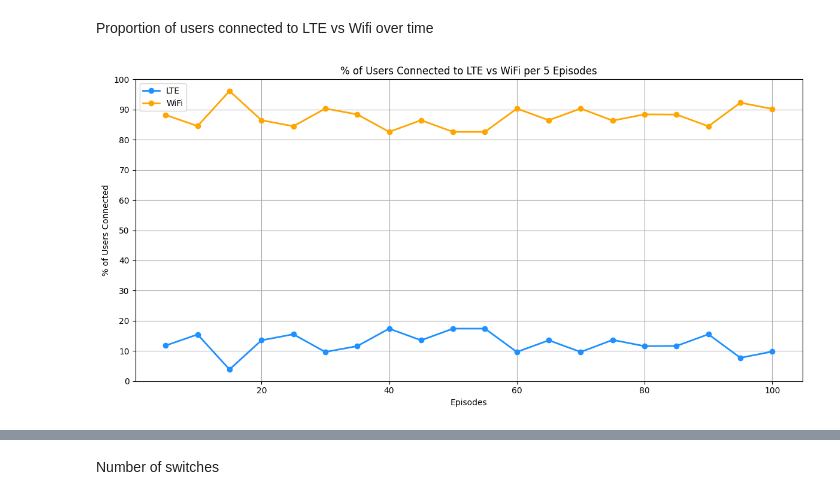
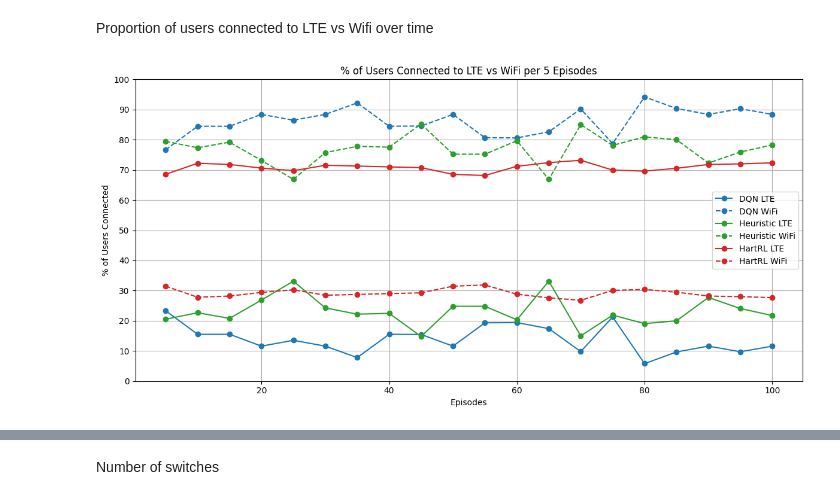
Before and after one commit to AlvaroSolana/DQN_RAT_Selection, a Jupyter notebook: test.ipynb, the cells around one changed output, grey strips where cells are left out. Cells and saved outputs as stored; diff of their text form; code cells hidden in the pictures.

```diff
--- a/test.ipynb
+++ b/test.ipynb
@@ -207,0 +81,2 @@ APs chosen : Counter({8: 3134, 5: 2978, 7: 2765, 6: 2654, 9: 2648, 4: 2522, 12:
+# %%
+p_vectors = run_Hart_RL(rat_env, n_steps, sim_steps=300)
@@ -207,0 +85,3 @@ APs chosen : Counter({8: 3134, 5: 2978, 7: 2765, 6: 2654, 9: 2648, 4: 2522, 12:
+# %%
+hart_rewards,hart_actions = evaluate_hart_rl(p_vectors, rat_env, n_episodes)
+print_stats(hart_rewards, hart_actions, n_users)
@@ -376,59 +288,76 @@ Proportion of users connected to LTE vs Wifi over time
 # %%
 import numpy as np
 import matplotlib.pyplot as plt
 from collections import Counter
 
-def plot_rat_split(actions, n_steps, max_episodes=None, k=1):
+def plot_rat_split(actions, h_actions, hart_actions, n_steps, max_episodes=None, k=1):
     n_users = rat_env.n_users
     lte_station_ids = list(range(rat_env.n_ltesn))
     ap_station_ids = list(range(rat_env.n_ltesn, rat_env.n_stations))
 
     n_timesteps = len(actions)
     total_episodes = n_timesteps // n_steps
     n_episodes = min(max_episodes or total_episodes, total_episodes)
     grouped_episode_count = n_episodes // k
 
-    lte_percent_per_group = []
-    ap_percent_per_group = []
+    def compute_rat_percentages(action_seq):
+        lte_percent_per_group = []
+        ap_percent_per_group = []
+        for group in range(grouped_episode_count):
+            lte_accum = []
+            ap_accum = []
+            for ep in range(group * k, (group + 1) * k):
+                ep_start = ep * n_steps
+                ep_end = (ep + 1) * n_steps
+                for t in range(ep_start, ep_end):
+                    station_counts = Counter(a.item() for a in action_seq[t])
+                    lte_connected = sum(station_counts.get(st_id, 0) for st_id in lte_station_ids)
+                    ap_connected = sum(station_counts.get(st_id, 0) for st_id in ap_station_ids)
+                    lte_percent = (lte_connected / n_users) * 100
+                    ap_percent = (ap_connected / n_users) * 100
+                    lte_accum.append(lte_percent)
+                    ap_accum.append(ap_percent)
+            lte_percent_per_group.append(np.mean(lte_accum))
+            ap_percent_per_group.append(np.mean(ap_accum))
+        return lte_percent_per_group, ap_percent_per_group
 
-    for group in range(grouped_episode_count):
-        lte_accum = []
-        ap_accum = []
-
-        for ep in range(group * k, (group + 1) * k):
-            ep_start = ep * n_steps
-            ep_end = (ep + 1) * n_steps
-
-            for t in range(ep_start, ep_end):
-                station_counts = Counter(a.item() for a in actions[t])
-
-                lte_connected = sum(station_counts.get(st_id, 0) for st_id in lte_station_ids)
-                ap_connected = sum(station_counts.get(st_id, 0) for st_id in ap_station_ids)
-
-                lte_percent = (lte_connected / n_users) * 100
-                ap_percent = (ap_connected / n_users) * 100
-
-                lte_accum.append(lte_percent)
-                ap_accum.append(ap_percent)
-
-        lte_percent_per_group.append(np.mean(lte_accum))
-        ap_percent_per_group.append(np.mean(ap_accum))
+    # Compute RAT splits
+    dqn_lte, dqn_ap = compute_rat_percentages(actions)
+    h_lte, h_ap = compute_rat_percentages(h_actions)
+    hart_lte, hart_ap = compute_rat_percentages(hart_actions)
 
     x_vals = [(i + 1) * k for i in range(grouped_episode_count)]
 
     plt.figure(figsize=(12, 6))
-    plt.plot(x_vals, lte_percent_per_group, label='LTE', color='dodgerblue', linewidth=2, marker='o')
-    plt.plot(x_vals, ap_percent_per_group, label='WiFi', color='orange', linewidth=2, marker='o')
 
-    plt.xlabel(f'Episodes')
+    # Define colors for algorithms
+    dqn_color = 'tab:green'
+    heuristic_color = 'tab:blue'
+    hart_color = 'tab:red'
+
+    # DQN
+    plt.plot(x_vals, dqn_lte, label='DQN LTE', color=dqn_color, linestyle='-', marker='o')
+    plt.plot(x_vals, dqn_ap, label='DQN WiFi', color=dqn_color, linestyle='--', marker='o')
+
+    # Heuristic
+    plt.plot(x_vals, h_lte, label='Heuristic LTE', color=heuristic_color, linestyle='-', marker='o')
+    plt.plot(x_vals, h_ap, label='Heuristic WiFi', color=heuristic_color, linestyle='--', marker='o')
+
+    # HartRL
+    plt.plot(x_vals, hart_lte, label='HartRL LTE', color=hart_color, linestyle='-', marker='o')
+    plt.plot(x_vals, hart_ap, label='HartRL WiFi', color=hart_color, linestyle='--', marker='o')
+
+    plt.xlabel('Episodes')
     plt.ylabel('% of Users Connected')
     plt.yticks(np.arange(0, 101, 10))
     plt.title(f'% of Users Connected to LTE vs WiFi per {k} Episodes')
     plt.ylim(0, 100)
     plt.grid(True)
     plt.legend()
     plt.tight_layout()
     plt.show()
-plot_rat_split(actions, n_steps, max_episodes=100, k=5)
+
+# Example usage
+plot_rat_split(actions, h_actions, hart_actions, n_steps, max_episodes=100, k=5)
 # %% [output]
-[figure, old version]
+[figure, new version]
```
Also changed, not shown: parts of 21 cells of this notebook, 26 other files.
